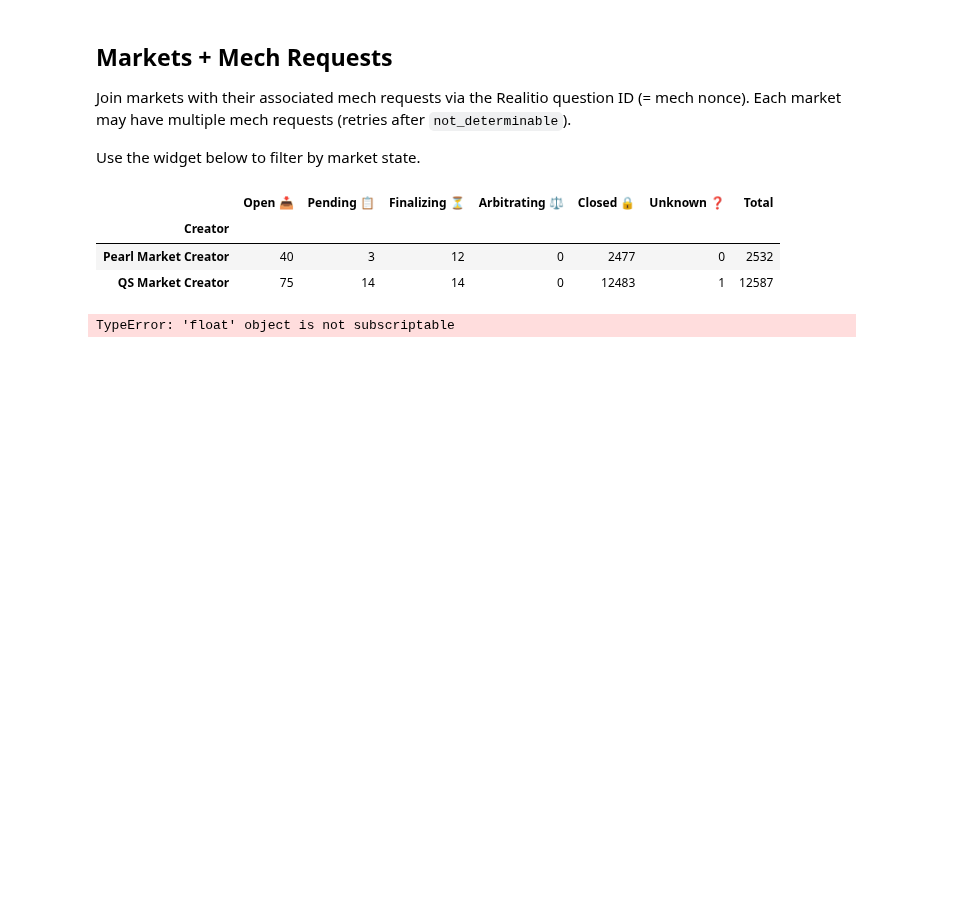
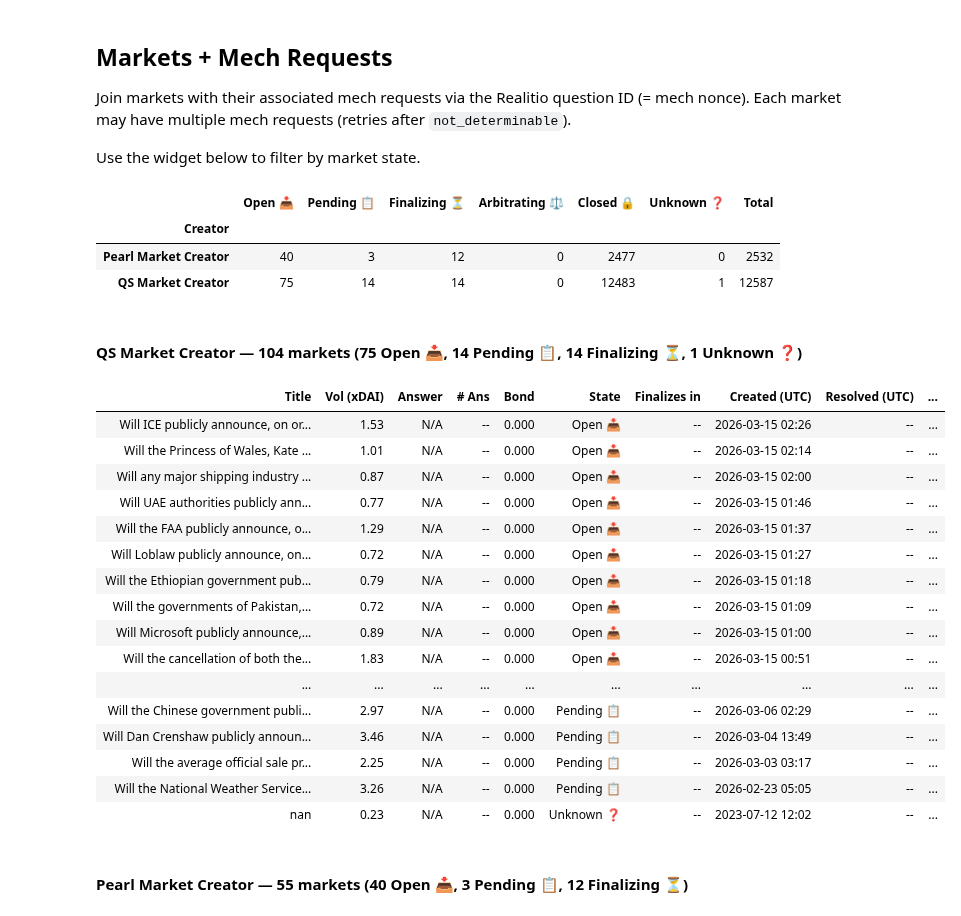
Before and after one commit to valory-xyz/market-creator, a Jupyter notebook: notebooks/market_creator_activity.ipynb, the cells around one changed output. Cells and saved outputs as stored; diff of their text form; code cells hidden in the pictures; blank space fills up the shorter version.

```diff
--- a/notebooks/market_creator_activity.ipynb
+++ b/notebooks/market_creator_activity.ipynb
@@ -1267,31 +1267,50 @@ for key in MARKET_CREATORS:
                 remaining_str = f"{remaining // 3600:02d}:{(remaining % 3600) // 60:02d}"
 
         rows.append({
             "Title": f'<a href="{presagio_url}" target="_blank">{title_text}</a>',
             "Vol (xDAI)": f"{row['collateral_volume']:.2f}",
             "Answer": row["current_answer"],
             "# Ans": ans_label,
+            "Bond": f"{row['current_answer_bond'] / 1e18:.3f}",
             "State": f"{row['state']} {MARKET_STATE_ICONS.get(row['state'], '')}",
             "Finalizes in": remaining_str,
             "Created (UTC)": row["creation_ts"].strftime("%Y-%m-%d %H:%M") if pd.notna(row["creation_ts"]) else "--",
             "Resolved (UTC)": row["resolution_ts"].strftime("%Y-%m-%d %H:%M") if pd.notna(row["resolution_ts"]) else "--",
             "Finalized (UTC)": row["finalized_ts"].strftime("%Y-%m-%d %H:%M") if pd.notna(row["finalized_ts"]) else "--",
             "Audit": _format_audit_info(row),
             "# Mech": len(mech_reqs),
             "Delivers": _format_delivers(mech_reqs) if mech_reqs else "",
             "Delay": avg_delay,
             "Last Mech Response": _format_mech_response(mech_reqs) if mech_reqs else "",
         })
 
     truncated = f" (showing {MAX_MARKETS_DISPLAYED} of {total})" if total > MAX_MARKETS_DISPLAYED else ""
     display(HTML(f"<h4>{name} — {total} markets ({states_detail}){truncated}</h4>"))
     if rows:
         display(HTML(pd.DataFrame(rows).to_html(escape=False, index=False)))
     else:
         display(HTML("<p><i>No markets match the selected states.</i></p>"))
 # %% [output]
 |  | Open 📥 | Pending 📋 | Finalizing ⏳ | Arbitrating ⚖️ | Closed 🔒 | Unknown ❓ | Total |
 | Creator |  |  |  |  |  |  |  |
 | Pearl Market Creator | 40 | 3 | 12 | 0 | 2477 | 0 | 2532 |
 | QS Market Creator | 75 | 14 | 14 | 0 | 12483 | 1 | 12587 |
-TypeError: 'float' object is not subscriptable
+QS Market Creator — 104 markets (75 Open 📥, 14 Pending 📋, 14 Finalizing ⏳, 1 Unknown ❓)
+| Title | Vol (xDAI) | Answer | # Ans | Bond | State | Finalizes in | Created (UTC) | Resolved (UTC) | ... |
+| Will ICE publicly announce, on or... | 1.53 | N/A | -- | 0.000 | Open 📥 | -- | 2026-03-15 02:26 | -- | ... |
+| Will the Princess of Wales, Kate ... | 1.01 | N/A | -- | 0.000 | Open 📥 | -- | 2026-03-15 02:14 | -- | ... |
+| Will any major shipping industry ... | 0.87 | N/A | -- | 0.000 | Open 📥 | -- | 2026-03-15 02:00 | -- | ... |
+| Will UAE authorities publicly ann... | 0.77 | N/A | -- | 0.000 | Open 📥 | -- | 2026-03-15 01:46 | -- | ... |
+| Will the FAA publicly announce, o... | 1.29 | N/A | -- | 0.000 | Open 📥 | -- | 2026-03-15 01:37 | -- | ... |
+| Will Loblaw publicly announce, on... | 0.72 | N/A | -- | 0.000 | Open 📥 | -- | 2026-03-15 01:27 | -- | ... |
+| Will the Ethiopian government pub... | 0.79 | N/A | -- | 0.000 | Open 📥 | -- | 2026-03-15 01:18 | -- | ... |
+| Will the governments of Pakistan,... | 0.72 | N/A | -- | 0.000 | Open 📥 | -- | 2026-03-15 01:09 | -- | ... |
+| Will Microsoft publicly announce,... | 0.89 | N/A | -- | 0.000 | Open 📥 | -- | 2026-03-15 01:00 | -- | ... |
+| Will the cancellation of both the... | 1.83 | N/A | -- | 0.000 | Open 📥 | -- | 2026-03-15 00:51 | -- | ... |
+| ... | ... | ... | ... | ... | ... | ... | ... | ... | ... |
+| Will the Chinese government publi... | 2.97 | N/A | -- | 0.000 | Pending 📋 | -- | 2026-03-06 02:29 | -- | ... |
+| Will Dan Crenshaw publicly announ... | 3.46 | N/A | -- | 0.000 | Pending 📋 | -- | 2026-03-04 13:49 | -- | ... |
+| Will the average official sale pr... | 2.25 | N/A | -- | 0.000 | Pending 📋 | -- | 2026-03-03 03:17 | -- | ... |
+| Will the National Weather Service... | 3.26 | N/A | -- | 0.000 | Pending 📋 | -- | 2026-02-23 05:05 | -- | ... |
+| nan | 0.23 | N/A | -- | 0.000 | Unknown ❓ | -- | 2023-07-12 12:02 | -- | ... |
+Pearl Market Creator — 55 markets (40 Open 📥, 3 Pending 📋, 12 Finalizing ⏳)
```
Also changed, not shown: parts of 1 cell of this notebook, 2 other files.
